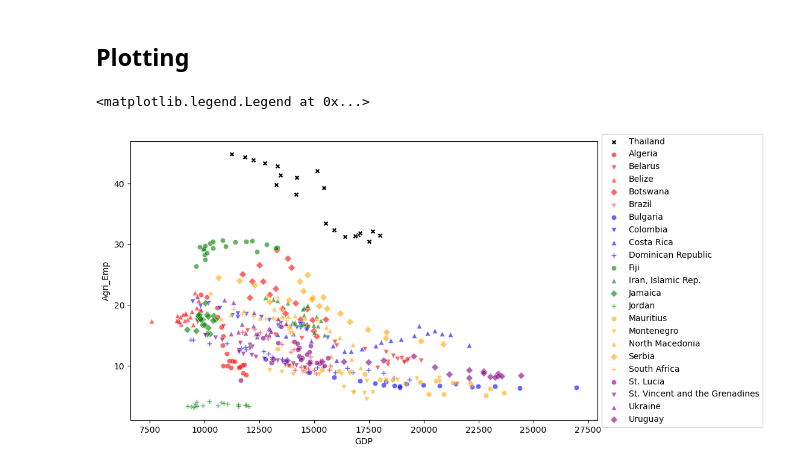
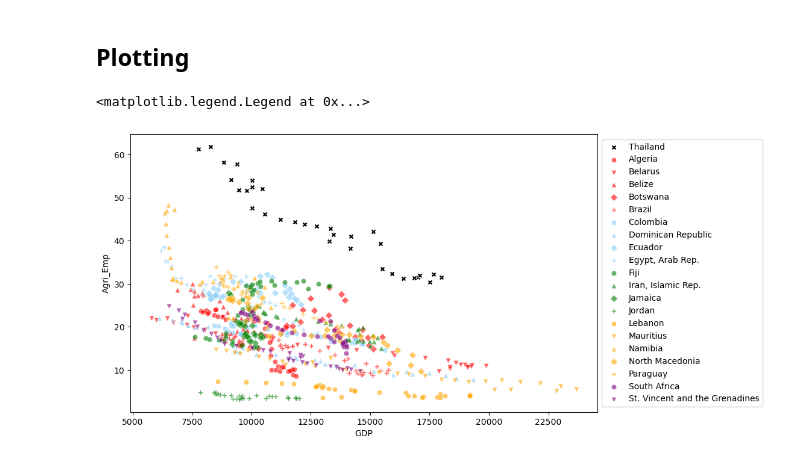
Before and after one commit to PhakphumJ/Thesis_code, a Jupyter notebook: ILO_WDI_code.ipynb, the cells around one changed output. Drawn from its saved outputs; the diff is of its cells as text; code cells hidden in the pictures.

```diff
--- a/ILO_WDI_code.ipynb
+++ b/ILO_WDI_code.ipynb
@@ -73,7 +73,8 @@ Agri_Emp_DF
 ## Keep only the first 4 characters of the year.
 GDP_DF['Year'] = GDP_DF['Year'].str[:4]
 Agri_Emp_DF['Year'] = Agri_Emp_DF['Year'].str[:4]
-Edu_DF['Year'] = Edu_DF['Year'].str[:4]
+# for the UNDP data, the year is the last 4 characters
+Edu_DF['Year'] = Edu_DF['Year'].str[-4:]
 
 ## Convert the year to integer.
 GDP_DF['Year'] = GDP_DF['Year'].astype(int)
@@ -118,7 +115,11 @@ ALL_VAR_DF = pd.merge(ALL_VAR_DF, Edu_DF[['Country Name', 'Country Code', 'Year'
+# %%
+### Merge all dataframes.
+ALL_VAR_DF = GDP_DF.merge(Agri_Emp_DF[['Country Name', 'Year', 'Agri_Emp']], on = ['Country Name', 'Year'], how = 'left')
+ALL_VAR_DF = ALL_VAR_DF.merge(Edu_DF[['country', 'Year', 'Year_Schooling']], left_on = ['Country Name', 'Year'], right_on = ['country', 'Year'], how = 'left')
 # %%
 ## Convert GDP, Proportion_Upper_Sec and Agri_Emp to numeric.
 ALL_VAR_DF['GDP'] = pd.to_numeric(ALL_VAR_DF['GDP'], errors = 'coerce')
-ALL_VAR_DF['Edu'] = pd.to_numeric(ALL_VAR_DF['Edu'], errors = 'coerce')
+ALL_VAR_DF['Year_Schooling'] = pd.to_numeric(ALL_VAR_DF['Year_Schooling'], errors = 'coerce')
 ALL_VAR_DF['Agri_Emp'] = pd.to_numeric(ALL_VAR_DF['Agri_Emp'], errors = 'coerce')
 # %%
 ALL_VAR_DF[ALL_VAR_DF['Country Name'] == 'Thailand']
@@ -143,10 +144,10 @@ ALL_VAR_DF[ALL_VAR_DF['Country Name'] == 'Thailand']
 # %%
-### Create Dataframe containing countries which had similar level of GDP as Thailand in 2003
-Thai_GDP_2003 = ALL_VAR_DF[(ALL_VAR_DF['Country Name'] == 'Thailand') & (ALL_VAR_DF['Year'] == 2003)]['GDP'].values[0]
-range_gdp = [Thai_GDP_2003 *0.8, Thai_GDP_2003 * 1.2]
+### Create Dataframe containing countries which had similar level of GDP as Thailand in 1992
+Thai_GDP_1992 = ALL_VAR_DF[(ALL_VAR_DF['Country Name'] == 'Thailand') & (ALL_VAR_DF['Year'] == 1992)]['GDP'].values[0]
+range_gdp = [Thai_GDP_1992 *0.75, Thai_GDP_1992 * 1.25]
 
-## Get names of countries with similar level of GDP as Thailand in 2003.
-Similar_GDP_Countries = ALL_VAR_DF[(ALL_VAR_DF['GDP'] >= range_gdp[0]) & (ALL_VAR_DF['GDP'] <= range_gdp[1]) & (ALL_VAR_DF['Year'] == 2003)]['Country Name'].unique()
+## Get names of countries with similar level of GDP as Thailand in 1992.
+Similar_GDP_Countries = ALL_VAR_DF[(ALL_VAR_DF['GDP'] >= range_gdp[0]) & (ALL_VAR_DF['GDP'] <= range_gdp[1]) & (ALL_VAR_DF['Year'] == 1992)]['Country Name'].unique()
 
 Similar_GDP_Countries
 # %% [output]
@@ -214,23 +236,23 @@ Similar_Countries_DF_EDU
 # %%
 ### Scatter GDP and Agricultural Employment for all countries in Similar_Countries_DF_GDP.
 plt.figure(figsize = (10, 6))
 
 ### Plot Thailand differently with a different marker.
 sns.scatterplot(data = Similar_Countries_DF_GDP[Similar_Countries_DF_GDP["Country Name"] == "Thailand"], x = 'GDP', y = 'Agri_Emp' ,marker='X', color = 'black', label = "Thailand")
 
 ## Plot other countries.
-colors = ['red', 'blue', 'green', 'orange', 'purple', 'brown']
+colors = ['red', 'lightskyblue', 'green', 'orange', 'purple', 'teal', 'gold']
 markers = ['o', 'v', '^', 'D', 'P']
 
 ### Get unique combinations of colors and markers.
 color_marker_combinations = [(color, marker) for color in colors for marker in markers] ## Use this to plot the other countries.
 
 # Plot
 for i, country in enumerate(Similar_Countries_DF_GDP[Similar_Countries_DF_GDP["Country Name"] != "Thailand"]['Country Name'].unique()):
     sns.scatterplot(data = Similar_Countries_DF_GDP[Similar_Countries_DF_GDP["Country Name"] == country], x = 'GDP', y = 'Agri_Emp', marker = color_marker_combinations[i][1], color = color_marker_combinations[i][0], alpha = 0.60, label = country)
 
 ## Show legend. Outside the plot.
 plt.legend(loc='center left', bbox_to_anchor=(1, 0.5))
 # %% [output]
 <matplotlib.legend.Legend at 0x...>
-[figure, old version]
+[figure, new version]
```
Also changed, not shown: parts of 19 cells of this notebook.
